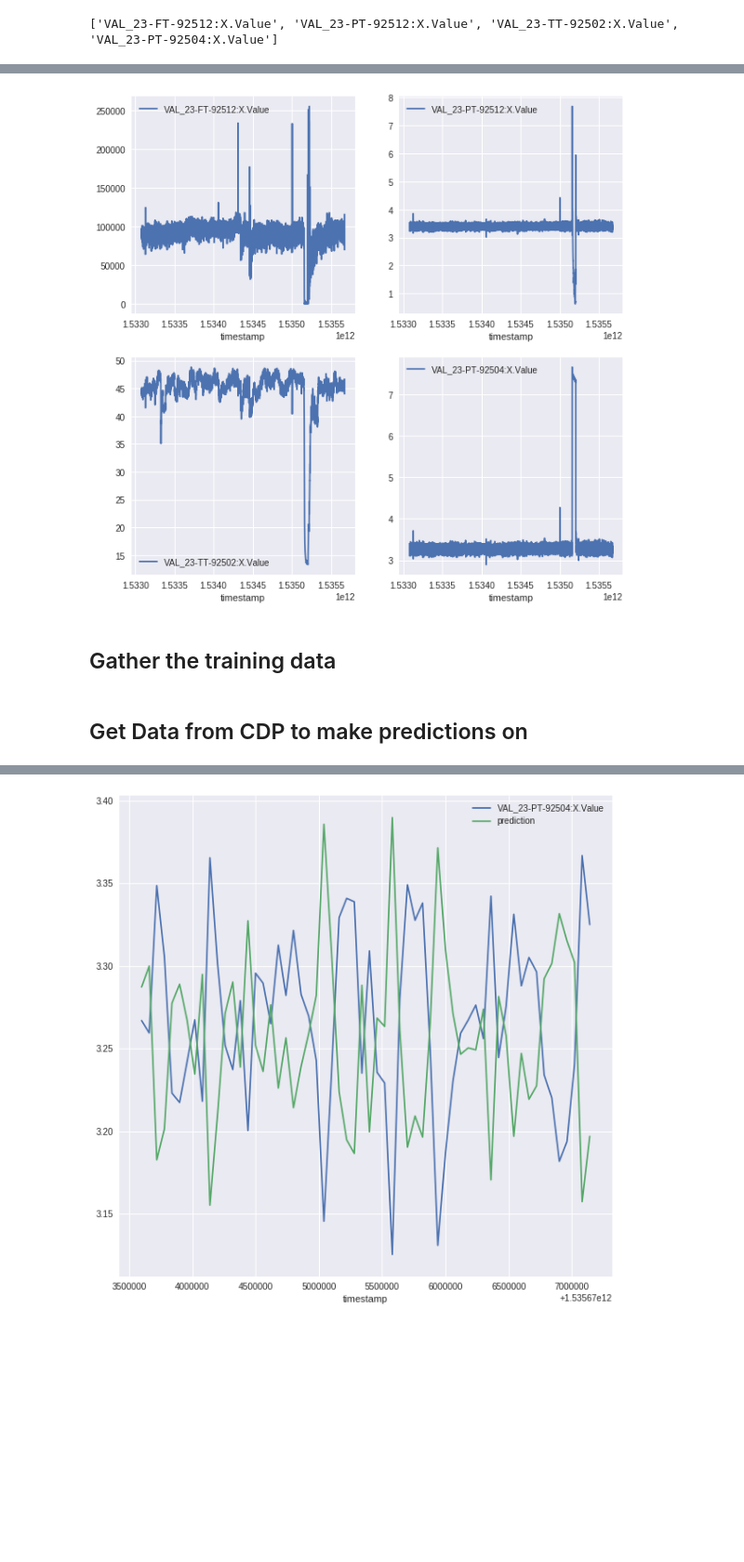
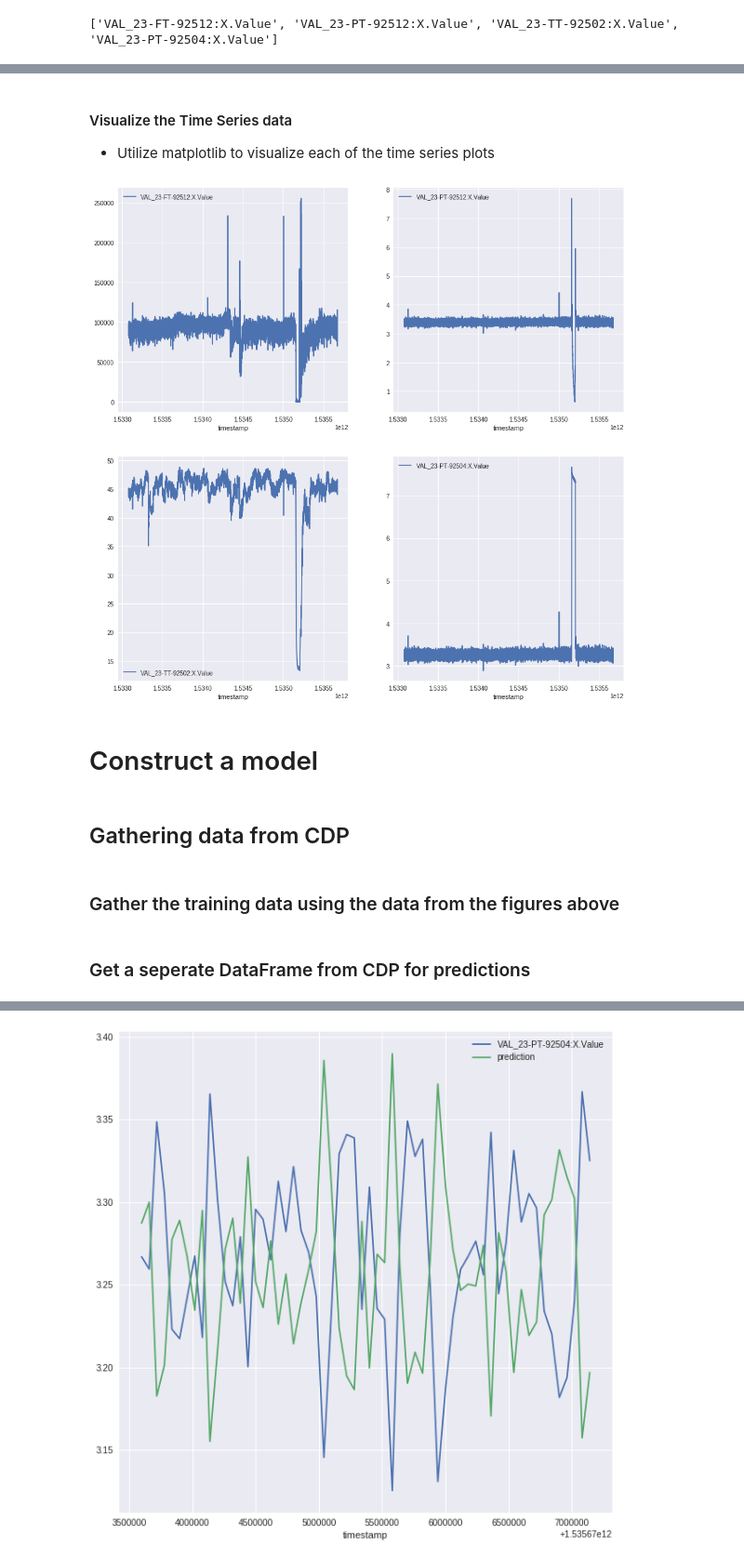
Before and after one commit to senickel/CDP-Exploration-1, a Jupyter notebook: Introduction_to_Data_Visualization_CDP.ipynb, the cells around one changed output, grey strips where cells are left out. Shown: that part at 93% size. Drawn from its saved outputs; the diff is of its cells as text; code cells hidden in the pictures; blank space fills up the shorter version.

```diff
--- a/Introduction_to_Data_Visualization_CDP.ipynb
+++ b/Introduction_to_Data_Visualization_CDP.ipynb
@@ -51,7 +51,7 @@ from cognite import CogniteClient
 # %% [markdown]
 #### Connect to the Cognite Data Platform
 # %%
-client = CogniteClient(api_key=getpass("Open Industrial API-KEY: "))
+client = CogniteClient(api_key=getpass("Open Industrial Data API-KEY: "))
 # %% [output]
 Open Industrial API-KEY: ··········
 # %% [markdown]
@@ -162,6 +176,7 @@ print (ts_names)
 # %%
 train_start_date = datetime(2018, 8, 1)
-train_end_date = start_date + timedelta(days=30)
+# 30 days of training data chosen arbitrarily
+train_end_date = train_start_date + timedelta(days=30)
 
 datapoints_df = client.datapoints.get_datapoints_frame(time_series=ts_names,
                                                        aggregates=['avg'],
@@ -179,22 +194,29 @@ datapoints_df.head()
 | 2 | 1533081720000 | 90750.665657 | 3.410101 | 44.161438 | 3.287578 |
 | 3 | 1533081780000 | 91948.525170 | 3.358822 | 43.986025 | 3.237081 |
 | 4 | 1533081840000 | 93779.111997 | 3.429458 | 43.797913 | 3.306391 |
+# %% [markdown]
+#### Visualize the Time Series data
+* Utilize matplotlib to visualize each of the time series plots
 # %%
 cols = list(datapoints_df.columns)
 cols.remove('timestamp')
 
-fig, axes = plt.subplots(nrows=2, ncols=2, figsize=(10,10))
+fig, axes = plt.subplots(nrows=2, ncols=2, figsize=(15,15))
 for i, col in enumerate(cols):
   datapoints_df.plot(x='timestamp', y=col, ax=axes[int(i>1), i%2]);
 # %% [output]
-[figure, old version]
+[figure, new version]
+# %% [markdown]
+# Construct a model
+# %% [markdown]
+## Gathering data from CDP
 # %% [markdown]
-## Gather the training data
+### Gather the training data using the data from the figures above
 # %%
 train_X = datapoints_df[in_ts_names].values
 train_y = datapoints_df[out_ts_name].values
 # %% [markdown]
-## Get Data from CDP to make predictions on
+### Get a seperate DataFrame from CDP for predictions
 # %%
 predict_start_date = train_end_date
 predict_end_date = train_end_date + timedelta(hours=1)
```
Also changed, not shown: parts of 13 cells of this notebook.
